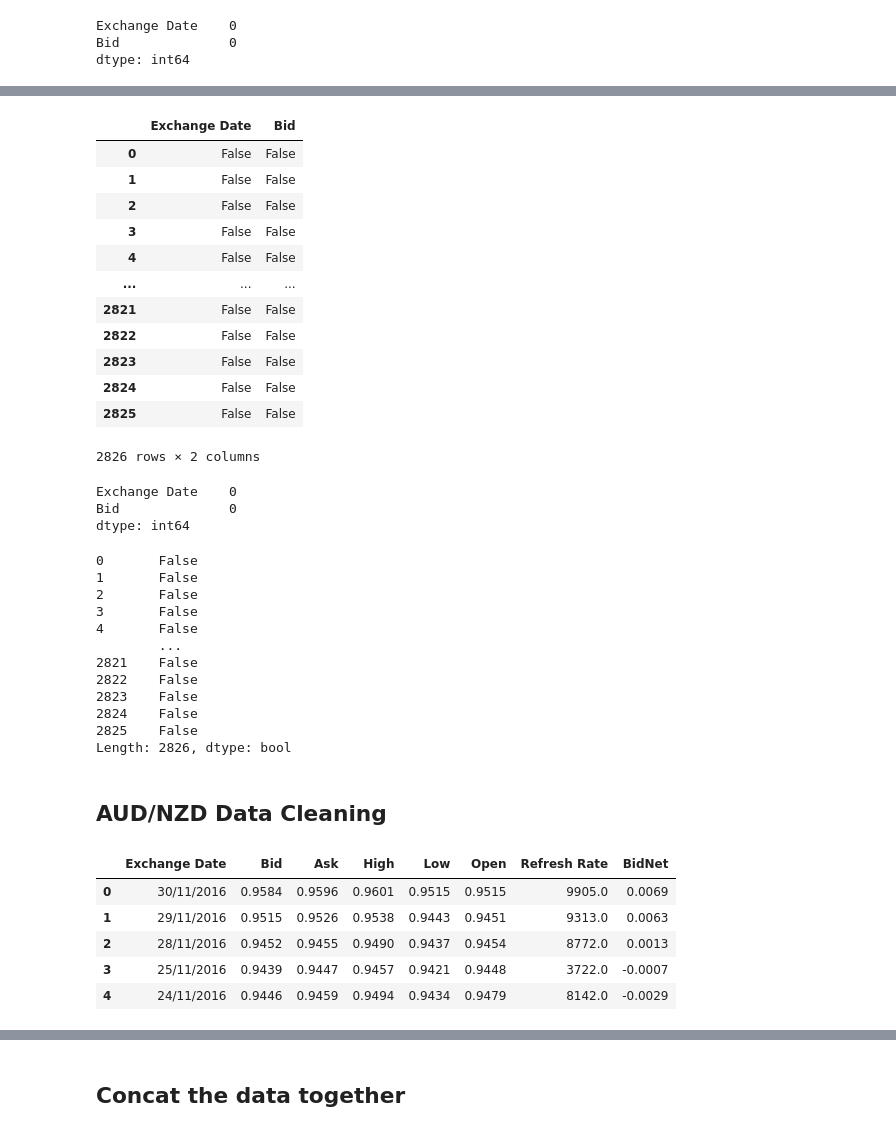
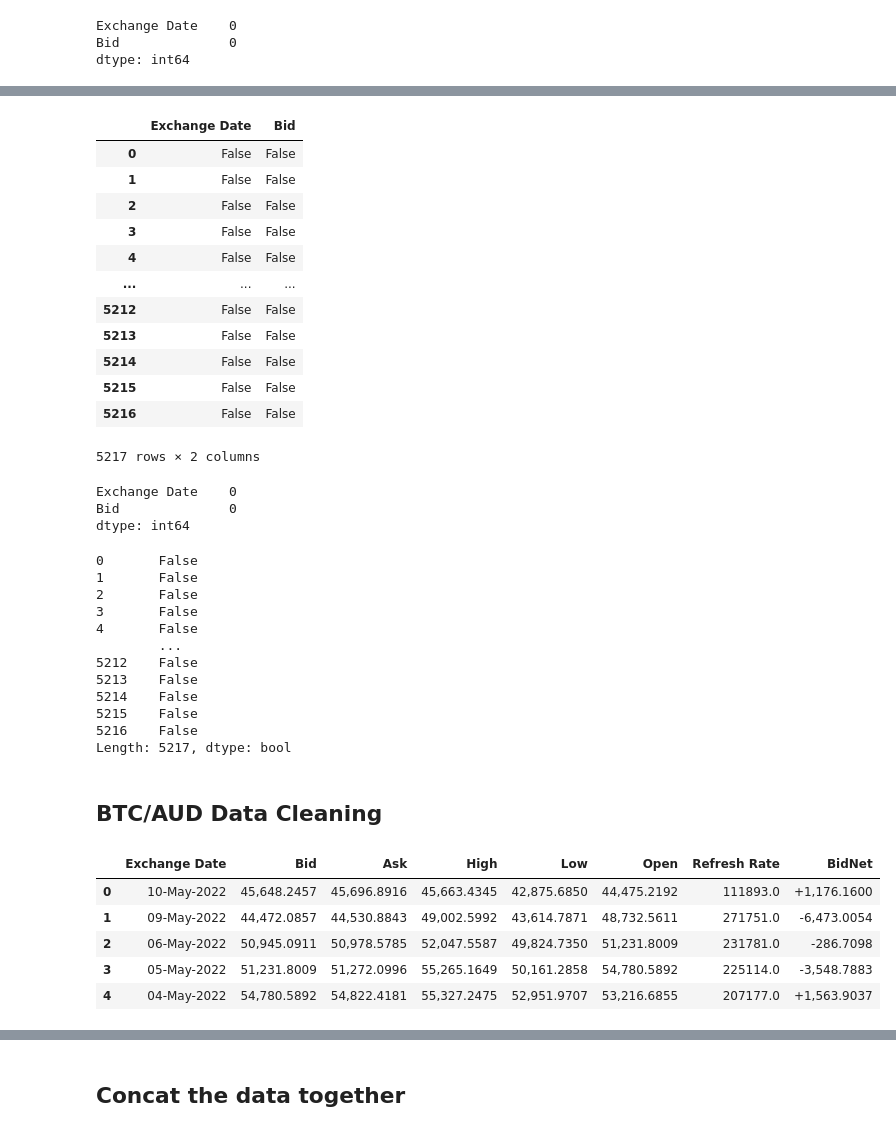
Before and after one commit to Gosper23/Australian-Interest-Rate-Analysis, a Jupyter notebook: currency_cleaning.ipynb, the cells around one changed output, grey strips where cells are left out. Cells and saved outputs as stored; diff of their text form; code cells hidden in the pictures.

```diff
--- a/currency_cleaning.ipynb
+++ b/currency_cleaning.ipynb
@@ -242,6 +244,6 @@ aud_hdk
 # %%
 # Check for null values
-aud_hdk.isnull()
+jpy_aud.isnull()
 # %% [output]
 |  | Exchange Date | Bid |
 | 0 | False | False |
@@ -250,11 +252,11 @@ aud_hdk.isnull()
 | 3 | False | False |
 | 4 | False | False |
 | ... | ... | ... |
-| 2821 | False | False |
-| 2822 | False | False |
-| 2823 | False | False |
-| 2824 | False | False |
-| 2825 | False | False |
+| 5212 | False | False |
+| 5213 | False | False |
+| 5214 | False | False |
+| 5215 | False | False |
+| 5216 | False | False |
-2826 rows × 2 columns
+5217 rows × 2 columns
 # %%
 # Determine number of nulls
@@ -264,7 +266,7 @@ Exchange Date    0
 Bid              0
 dtype: int64
 # %%
-aud_hdk.duplicated()
+jpy_aud.duplicated()
 # %% [output]
 0       False
 1       False
@@ -272,23 +274,23 @@ aud_hdk.duplicated()
 3       False
 4       False
         ...
-2821    False
-2822    False
-2823    False
-2824    False
-2825    False
-Length: 2826, dtype: bool
+5212    False
+5213    False
+5214    False
+5215    False
+5216    False
+Length: 5217, dtype: bool
 # %% [markdown]
-## AUD/NZD Data Cleaning
+## BTC/AUD Data Cleaning
 # %%
-csv_path = Path("Fin Data/AUDNZD.csv")
-aud_nzd = pd.read_csv(csv_path, header=0)
-aud_nzd.head()
+csv_path = Path("Fin Data/BTCAUD.csv")
+btc_aud = pd.read_csv(csv_path, header=0)
+btc_aud.head()
 # %% [output]
 |  | Exchange Date | Bid | Ask | High | Low | Open | Refresh Rate | BidNet |
-| 0 | 30/11/2016 | 0.9584 | 0.9596 | 0.9601 | 0.9515 | 0.9515 | 9905.0 | 0.0069 |
-| 1 | 29/11/2016 | 0.9515 | 0.9526 | 0.9538 | 0.9443 | 0.9451 | 9313.0 | 0.0063 |
-| 2 | 28/11/2016 | 0.9452 | 0.9455 | 0.9490 | 0.9437 | 0.9454 | 8772.0 | 0.0013 |
-| 3 | 25/11/2016 | 0.9439 | 0.9447 | 0.9457 | 0.9421 | 0.9448 | 3722.0 | -0.0007 |
-| 4 | 24/11/2016 | 0.9446 | 0.9459 | 0.9494 | 0.9434 | 0.9479 | 8142.0 | -0.0029 |
+| 0 | 10-May-2022 | 45,648.2457 | 45,696.8916 | 45,663.4345 | 42,875.6850 | 44,475.2192 | 111893.0 | +1,176.1600 |
+| 1 | 09-May-2022 | 44,472.0857 | 44,530.8843 | 49,002.5992 | 43,614.7871 | 48,732.5611 | 271751.0 | -6,473.0054 |
+| 2 | 06-May-2022 | 50,945.0911 | 50,978.5785 | 52,047.5587 | 49,824.7350 | 51,231.8009 | 231781.0 | -286.7098 |
+| 3 | 05-May-2022 | 51,231.8009 | 51,272.0996 | 55,265.1649 | 50,161.2858 | 54,780.5892 | 225114.0 | -3,548.7883 |
+| 4 | 04-May-2022 | 54,780.5892 | 54,822.4181 | 55,327.2475 | 52,951.9707 | 53,216.6855 | 207177.0 | +1,563.9037 |
 # %%
```
Also changed, not shown: parts of 37 cells of this notebook, 50 other files.
